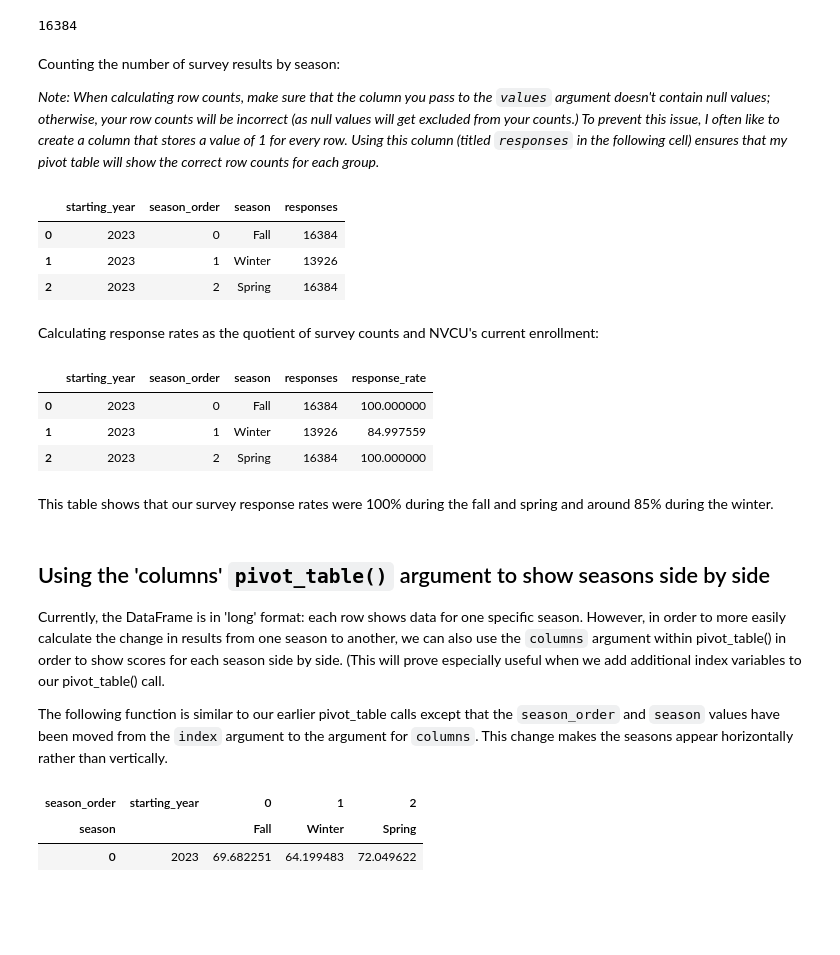
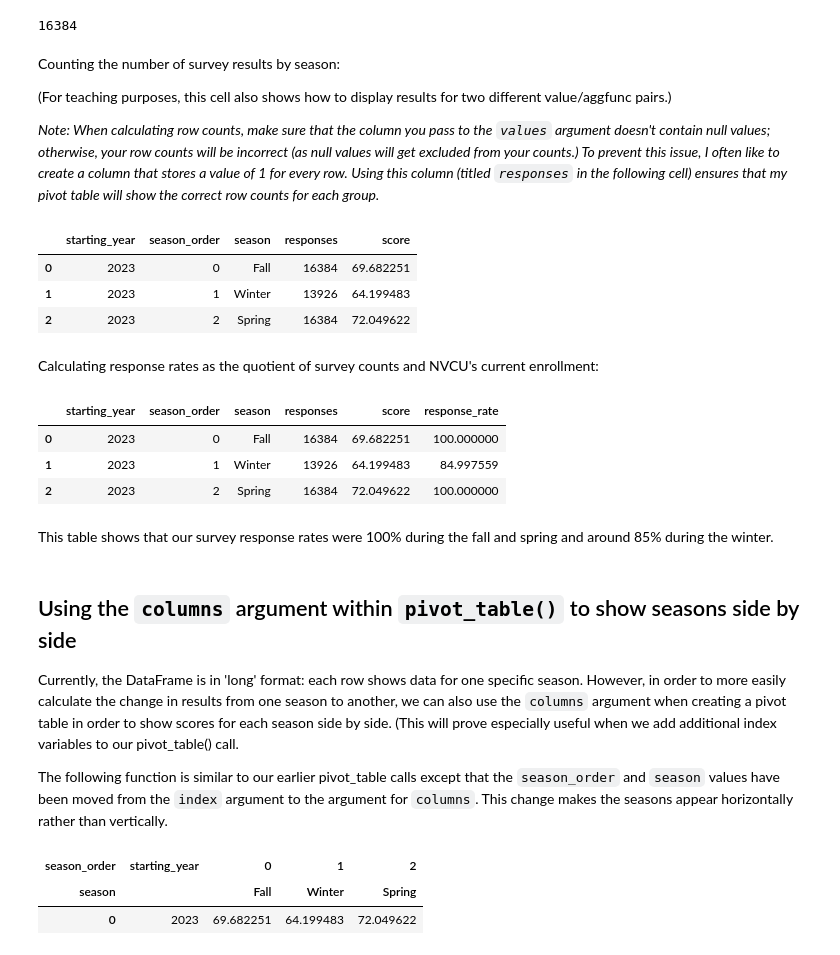
Before and after one commit to kburchfiel/pfn_2, a Jupyter notebook: Descriptive_Stats/descriptive_stats.ipynb, the cells around one changed output. Cells and saved outputs as stored; diff of their text form; code cells hidden in the pictures; blank space fills up the shorter version.

```diff
--- a/Descriptive_Stats/descriptive_stats.ipynb
+++ b/Descriptive_Stats/descriptive_stats.ipynb
@@ -99,19 +101,23 @@ enrollment_count
 # %% [markdown]
 Counting the number of survey results by season:
 
+(For teaching purposes, this cell also shows how to display results for two different value/aggfunc pairs.)
+
 *Note: When calculating row counts, make sure that the column you pass to the `values` argument doesn't contain null values; otherwise, your row counts will be incorrect (as null values will get excluded from your counts.) To prevent this issue, I often like to create a column that stores a value of 1 for every row. Using this column (titled `responses` in the following cell) ensures that my pivot table will show the correct row counts for each group.*
 # %%
 df_survey_results['responses'] = 1
 df_response_rates = df_survey_results.pivot_table(
     index = ['starting_year', 'season_order', 'season'],
-    values = 'responses', aggfunc = 'count').reset_index() # Because all 'count'
-# values are 1, we could have made 'sum' the aggfunc rather than 'count'
+    values = ['score', 'responses'],
+    aggfunc = {'score':'mean','responses':'count'}).reset_index()
+    # Because all 'responses' values are 1, we could have made 'sum'
+    # the aggfunc for 'responses' rather than 'count'
 df_response_rates
 # %% [output]
-|  | starting_year | season_order | season | responses |
-| 0 | 2023 | 0 | Fall | 16384 |
-| 1 | 2023 | 1 | Winter | 13926 |
-| 2 | 2023 | 2 | Spring | 16384 |
+|  | starting_year | season_order | season | responses | score |
+| 0 | 2023 | 0 | Fall | 16384 | 69.682251 |
+| 1 | 2023 | 1 | Winter | 13926 | 64.199483 |
+| 2 | 2023 | 2 | Spring | 16384 | 72.049622 |
 # %% [markdown]
 Calculating response rates as the quotient of survey counts and NVCU's current enrollment:
 # %%
@@ -119,16 +125,16 @@ df_response_rates['response_rate'] = 100*(
     df_response_rates['responses'] / enrollment_count)
 df_response_rates
 # %% [output]
-|  | starting_year | season_order | season | responses | response_rate |
-| 0 | 2023 | 0 | Fall | 16384 | 100.000000 |
-| 1 | 2023 | 1 | Winter | 13926 | 84.997559 |
-| 2 | 2023 | 2 | Spring | 16384 | 100.000000 |
+|  | starting_year | season_order | season | responses | score | response_rate |
+| 0 | 2023 | 0 | Fall | 16384 | 69.682251 | 100.000000 |
+| 1 | 2023 | 1 | Winter | 13926 | 64.199483 | 84.997559 |
+| 2 | 2023 | 2 | Spring | 16384 | 72.049622 | 100.000000 |
 # %% [markdown]
 This table shows that our survey response rates were 100% during the fall and spring and around 85% during the winter.
 # %% [markdown]
-## Using the 'columns' `pivot_table()` argument to show seasons side by side
+## Using the `columns` argument within `pivot_table()` to show seasons side by side
 
-Currently, the DataFrame is in 'long' format: each row shows data for one specific season. However, in order to more easily calculate the change in results from one season to another, we can also use the `columns` argument within pivot_table() in order to show scores for each season side by side. (This will prove especially useful when we add additional index variables to our pivot_table() call.
+Currently, the DataFrame is in 'long' format: each row shows data for one specific season. However, in order to more easily calculate the change in results from one season to another, we can also use the `columns` argument when creating a pivot table in order to show scores for each season side by side. (This will prove especially useful when we add additional index variables to our pivot_table() call.
 
 The following function is similar to our earlier pivot_table calls except that the `season_order` and `season` values have been moved from the `index` argument to the argument for `columns`. This change makes the seasons appear horizontally rather than vertically.
 # %%
```
Also changed, not shown: parts of 27 cells of this notebook, 5 other files.
